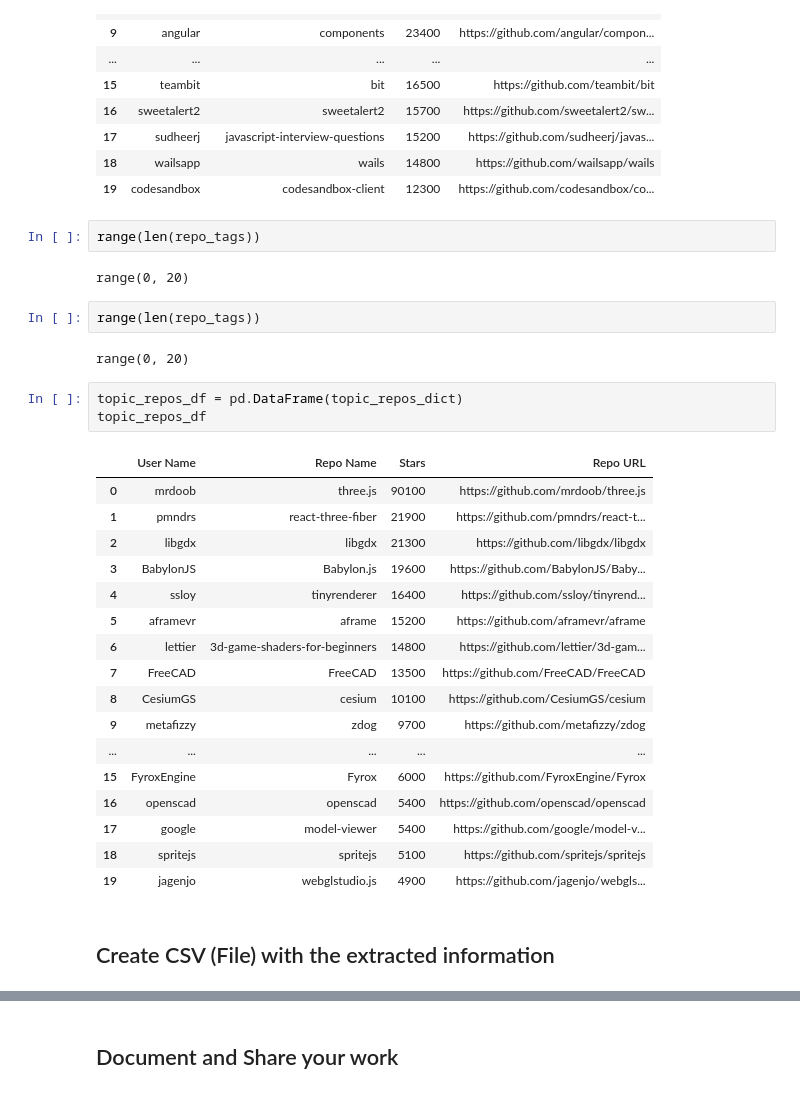
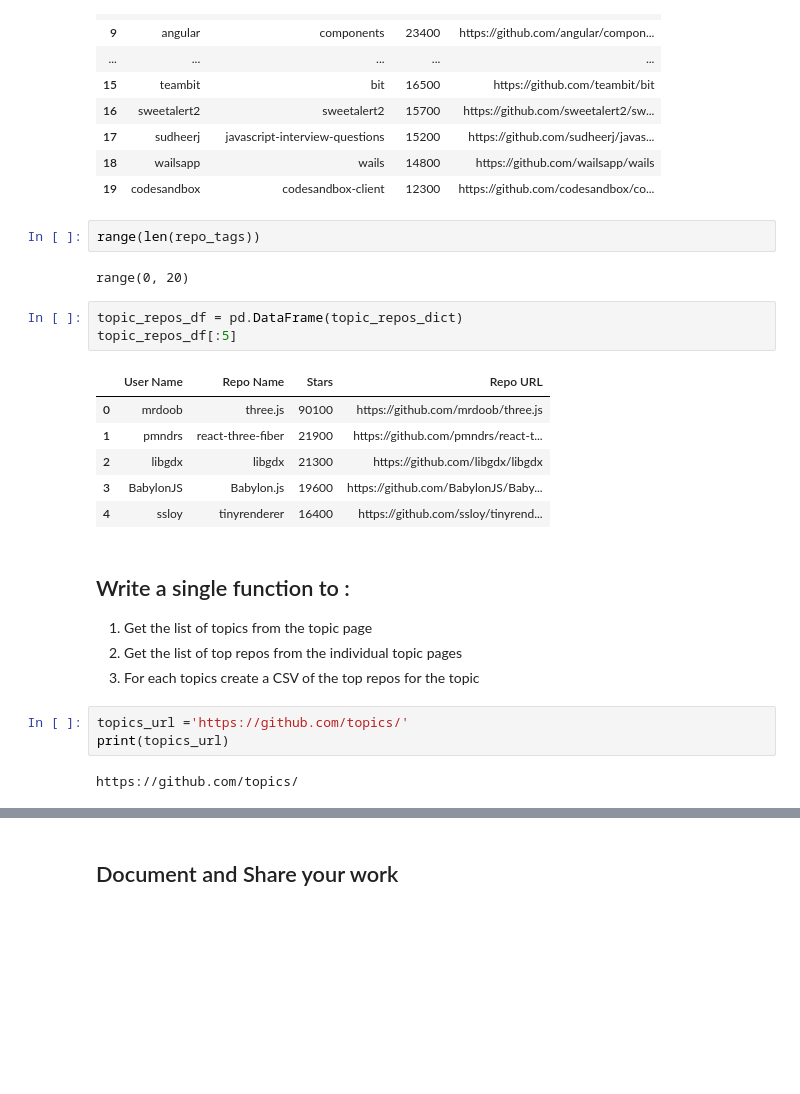
Before and after one commit to anandanraju/Web_Scrapping_GitHub_Top_Repositories, a Jupyter notebook: Web_Scrapping_GitHub_Top_Repositories.ipynb, the cells around one changed output, grey strips where cells are left out. Drawn from its saved outputs; the diff is of its cells as text; blank space fills up the shorter version.

```diff
--- a/Web_Scrapping_GitHub_Top_Repositories.ipynb
+++ b/Web_Scrapping_GitHub_Top_Repositories.ipynb
@@ -461,34 +457,28 @@ get_topic_repos(get_topic_page(topic_urls[5]))
 | 17 | sudheerj | javascript-interview-questions | 15200 | https://github.com/sudheerj/javas... |
 | 18 | wailsapp | wails | 14800 | https://github.com/wailsapp/wails |
 | 19 | codesandbox | codesandbox-client | 12300 | https://github.com/codesandbox/co... |
-# %%
-range(len(repo_tags))
-# %% [output]
-range(0, 20)
 # %%
 range(len(repo_tags))
 # %% [output]
 range(0, 20)
 # %%
 topic_repos_df = pd.DataFrame(topic_repos_dict)
-topic_repos_df
+topic_repos_df[:5]
 # %% [output]
 |  | User Name | Repo Name | Stars | Repo URL |
 | 0 | mrdoob | three.js | 90100 | https://github.com/mrdoob/three.js |
 | 1 | pmndrs | react-three-fiber | 21900 | https://github.com/pmndrs/react-t... |
 | 2 | libgdx | libgdx | 21300 | https://github.com/libgdx/libgdx |
 | 3 | BabylonJS | Babylon.js | 19600 | https://github.com/BabylonJS/Baby... |
 | 4 | ssloy | tinyrenderer | 16400 | https://github.com/ssloy/tinyrend... |
-| 5 | aframevr | aframe | 15200 | https://github.com/aframevr/aframe |
-| 6 | lettier | 3d-game-shaders-for-beginners | 14800 | https://github.com/lettier/3d-gam... |
-| 7 | FreeCAD | FreeCAD | 13500 | https://github.com/FreeCAD/FreeCAD |
-| 8 | CesiumGS | cesium | 10100 | https://github.com/CesiumGS/cesium |
-| 9 | metafizzy | zdog | 9700 | https://github.com/metafizzy/zdog |
-| ... | ... | ... | ... | ... |
-| 15 | FyroxEngine | Fyrox | 6000 | https://github.com/FyroxEngine/Fyrox |
-| 16 | openscad | openscad | 5400 | https://github.com/openscad/openscad |
-| 17 | google | model-viewer | 5400 | https://github.com/google/model-v... |
-| 18 | spritejs | spritejs | 5100 | https://github.com/spritejs/spritejs |
-| 19 | jagenjo | webglstudio.js | 4900 | https://github.com/jagenjo/webgls... |
-# %% [markdown]
-## Create CSV (File) with the extracted information
+# %% [markdown]
+## Write a single function to :
+
+1. Get the list of topics from the topic page
+2. Get the list of top repos from the individual topic pages
+3. For each topics create a CSV of the top repos for the topic
+# %%
+topics_url ='https://github.com/topics/'
+print(topics_url)
+# %% [output]
+https://github.com/topics/
```
Also changed, not shown: parts of 24 cells of this notebook.
